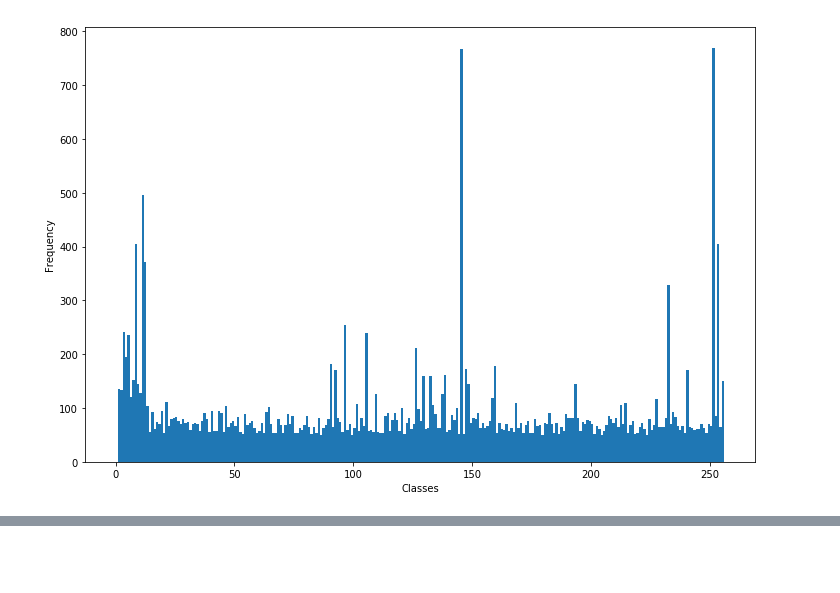
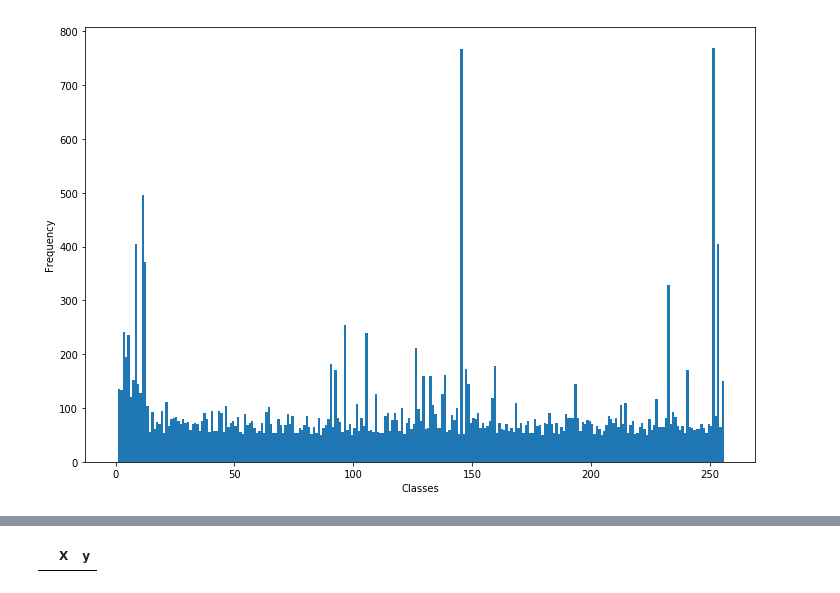
Before and after one commit to iamtodor/images-classification-caltech, a Jupyter notebook: base.ipynb, the cells around one changed output, grey strips where cells are left out. Saved outputs shown, nothing was run; the diff lists cells and outputs as text; code cells hidden in the pictures; blank space fills up the shorter version.

```diff
--- a/base.ipynb
+++ b/base.ipynb
@@ -196,0 +197,4 @@ Wall time: 4min 13s
+# %%
+train_df = pd.DataFrame(columns=['X', 'y'])
+# %% [output]
+|  | X | y |
```
Also changed, not shown: parts of 16 cells of this notebook.
